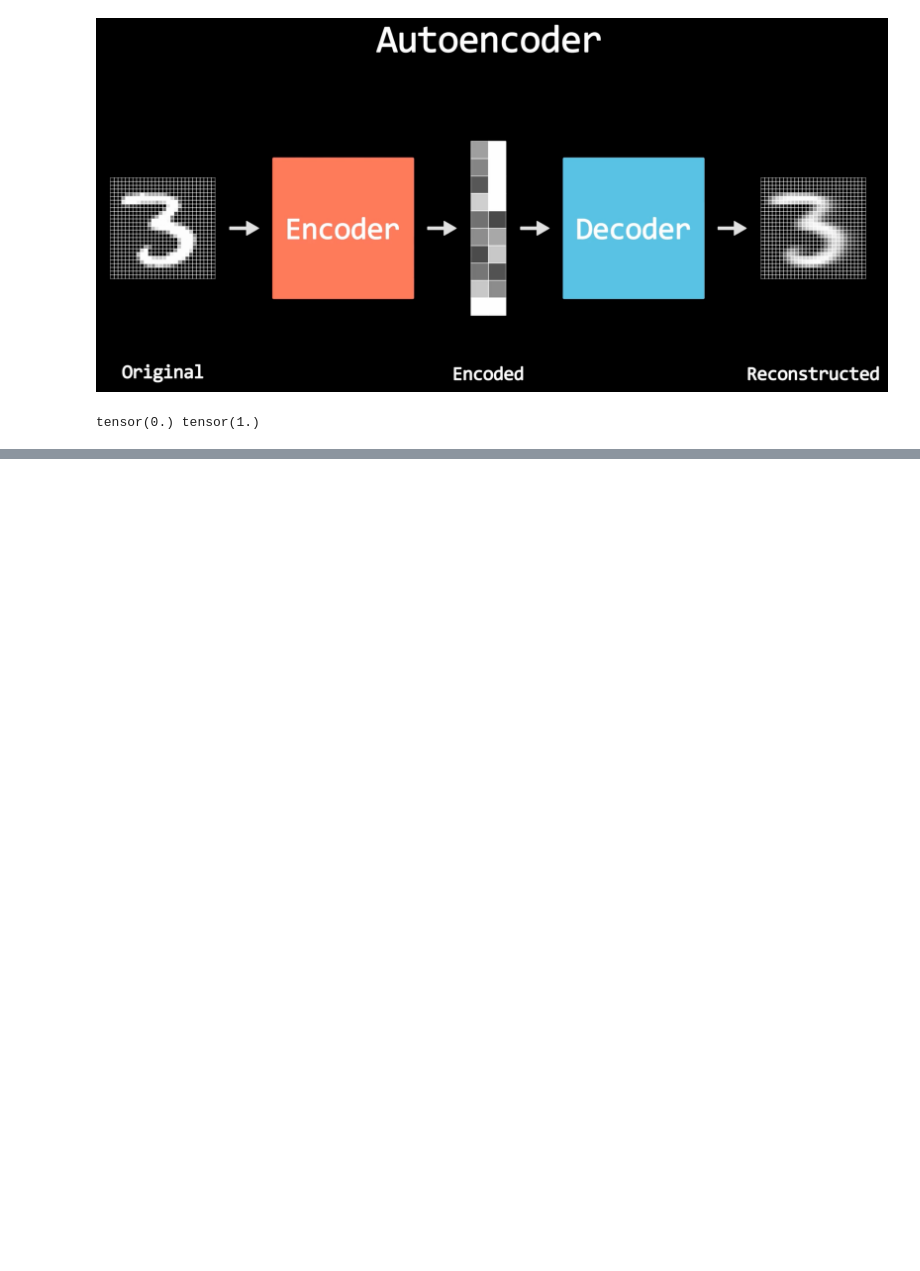
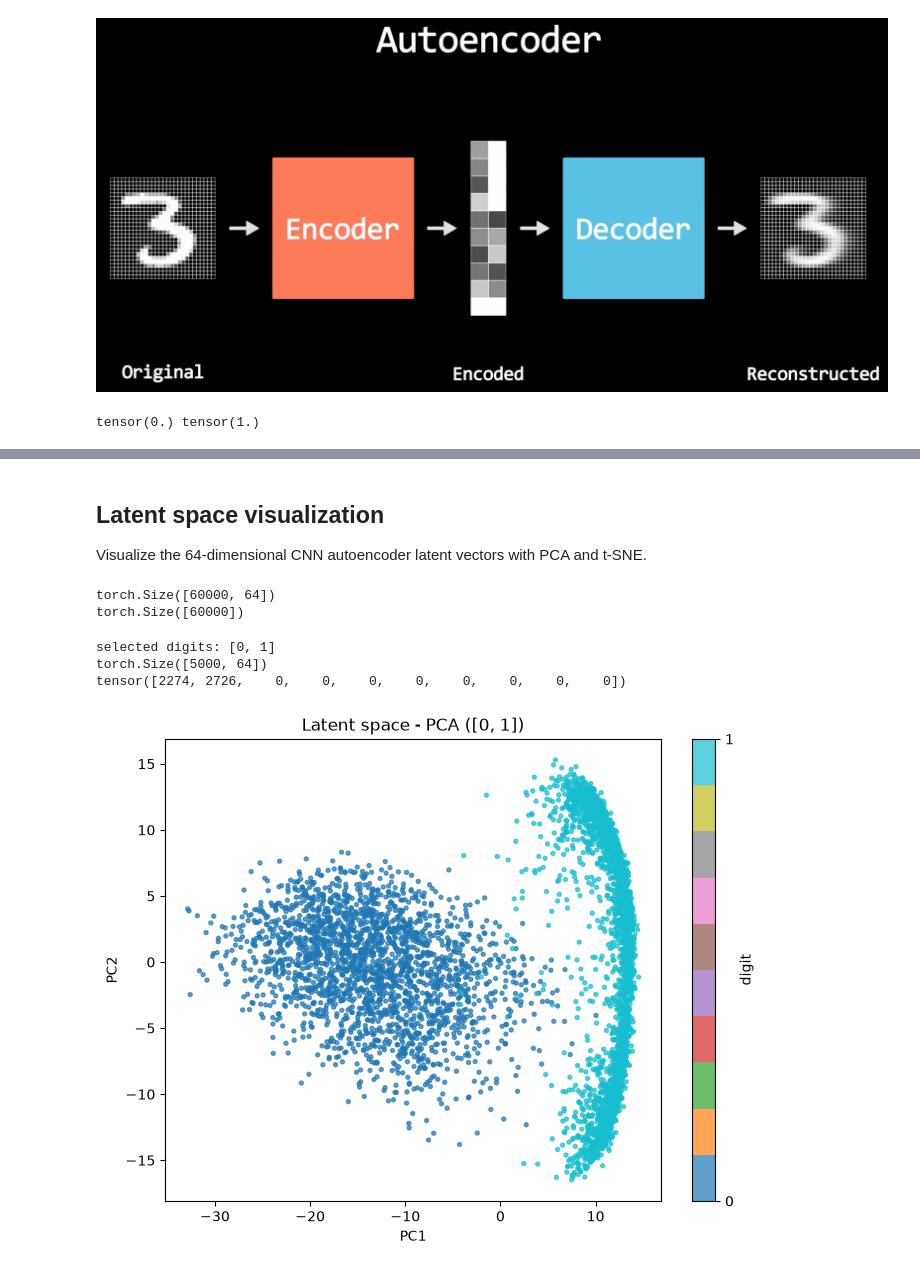
Before and after one commit to JIUUOO/today-i-learned, a Jupyter notebook: autoencoders-generative-models/train_mnist_ae.ipynb, the cells around one changed output, grey strips where cells are left out. Saved outputs shown, nothing was run; the diff lists cells and outputs as text; code cells hidden in the pictures; blank space fills up the shorter version.

```diff
--- a/autoencoders-generative-models/train_mnist_ae.ipynb
+++ b/autoencoders-generative-models/train_mnist_ae.ipynb
@@ -153,0 +163,73 @@ for k in range(0, num_epochs, 4):
+# %% [markdown]
+## Latent space visualization
+
+Visualize the 64-dimensional CNN autoencoder latent vectors with PCA and t-SNE.
+# %%
+model.eval()
+model_device = next(model.parameters()).device
+
+latent_batches = []
+label_batches = []
+
+with torch.no_grad():
+    for imgs, labels in data_loader:
+        imgs = imgs.to(model_device)
+        z = model.encoder(imgs)                 # N, 64, 1, 1
+        z = z.view(z.size(0), -1)               # N, 64
+        latent_batches.append(z.cpu())
+        label_batches.append(labels.cpu())
+
+latents = torch.cat(latent_batches, dim=0)
+latent_labels = torch.cat(label_batches, dim=0)
+
+print(latents.shape)
+print(latent_labels.shape)
+# %% [output]
+torch.Size([60000, 64])
+torch.Size([60000])
+# %%
+# Choose which labels to visualize here.
+selected_digits = [0, 1]
+num_vis = 5000
+random_seed = 42
+
+selected_digits_tensor = torch.tensor(selected_digits)
+label_mask = torch.isin(latent_labels, selected_digits_tensor)
+filtered_idx = torch.where(label_mask)[0]
+
+num_vis = min(num_vis, filtered_idx.numel())
+generator = torch.Generator().manual_seed(random_seed)
+vis_idx = filtered_idx[torch.randperm(filtered_idx.numel(), generator=generator)[:num_vis]]
+
+latents_vis = latents[vis_idx]
+labels_vis = latent_labels[vis_idx]
+
+print(f"selected digits: {selected_digits}")
+print(latents_vis.shape)
+print(torch.bincount(labels_vis, minlength=10))
+# %% [output]
+selected digits: [0, 1]
+torch.Size([5000, 64])
+tensor([2274, 2726,    0,    0,    0,    0,    0,    0,    0,    0])
+# %%
+# Latent space visualization 1: PCA
+latents_centered = latents_vis - latents_vis.mean(dim=0, keepdim=True)
+_, _, v = torch.pca_lowrank(latents_centered, q=2)
+latents_pca = latents_centered @ v[:, :2]
+
+plt.figure(figsize=(8, 6))
+scatter = plt.scatter(
+    latents_pca[:, 0].numpy(),
+    latents_pca[:, 1].numpy(),
+    c=labels_vis.numpy(),
+    cmap="tab10",
+    s=8,
+    alpha=0.7,
+)
+plt.colorbar(scatter, ticks=selected_digits, label="digit")
+plt.xlabel("PC1")
+plt.ylabel("PC2")
+plt.title(f"Latent space - PCA ({selected_digits})")
+plt.show()
+# %% [output]
+[figure, added]
```
Also changed, not shown: parts of 4 cells of this notebook.
